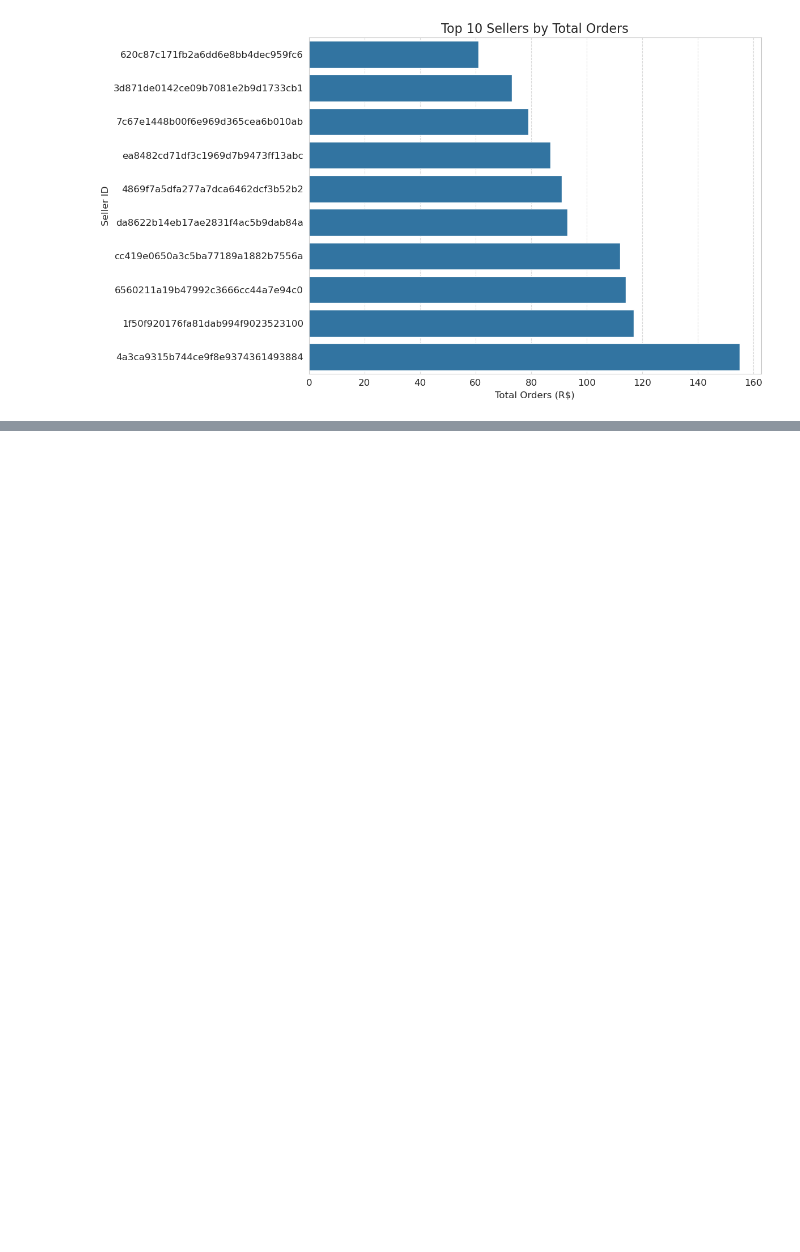
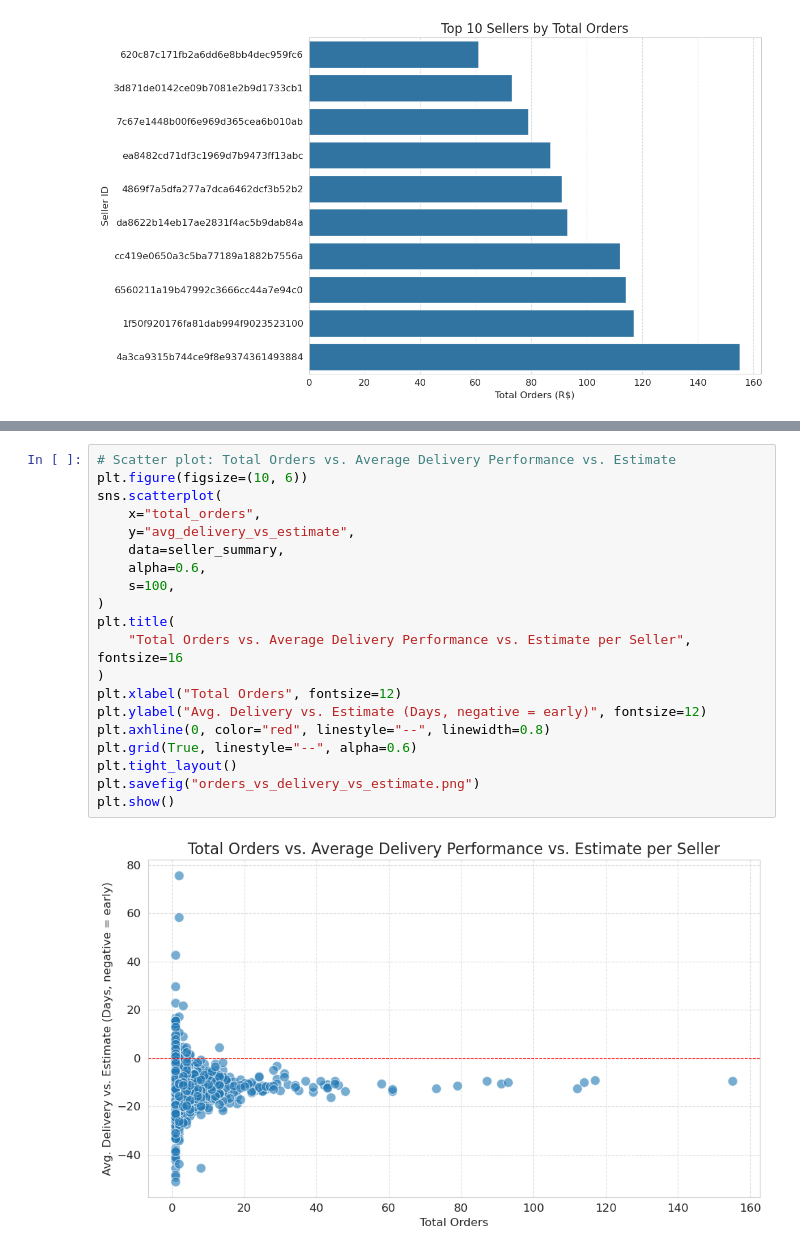
Before and after one commit to RizkiRdm/Olist-E-commerce-Performance-Analysis, a Jupyter notebook: notebooks/seller_analysis.ipynb, the cells around one changed output, grey strips where cells are left out. Cells and saved outputs as stored; diff of their text form; blank space fills up the shorter version.

```diff
--- a/notebooks/seller_analysis.ipynb
+++ b/notebooks/seller_analysis.ipynb
@@ -130,0 +148,22 @@ plt.show()
+# %%
+# Scatter plot: Total Orders vs. Average Delivery Performance vs. Estimate
+plt.figure(figsize=(10, 6))
+sns.scatterplot(
+    x="total_orders",
+    y="avg_delivery_vs_estimate",
+    data=seller_summary,
+    alpha=0.6,
+    s=100,
+)
+plt.title(
+    "Total Orders vs. Average Delivery Performance vs. Estimate per Seller", fontsize=16
+)
+plt.xlabel("Total Orders", fontsize=12)
+plt.ylabel("Avg. Delivery vs. Estimate (Days, negative = early)", fontsize=12)
+plt.axhline(0, color="red", linestyle="--", linewidth=0.8)
+plt.grid(True, linestyle="--", alpha=0.6)
+plt.tight_layout()
+plt.savefig("orders_vs_delivery_vs_estimate.png")
+plt.show()
+# %% [output]
+[figure, added]
```
Also changed, not shown: parts of 2 cells of this notebook, 2 other files.
